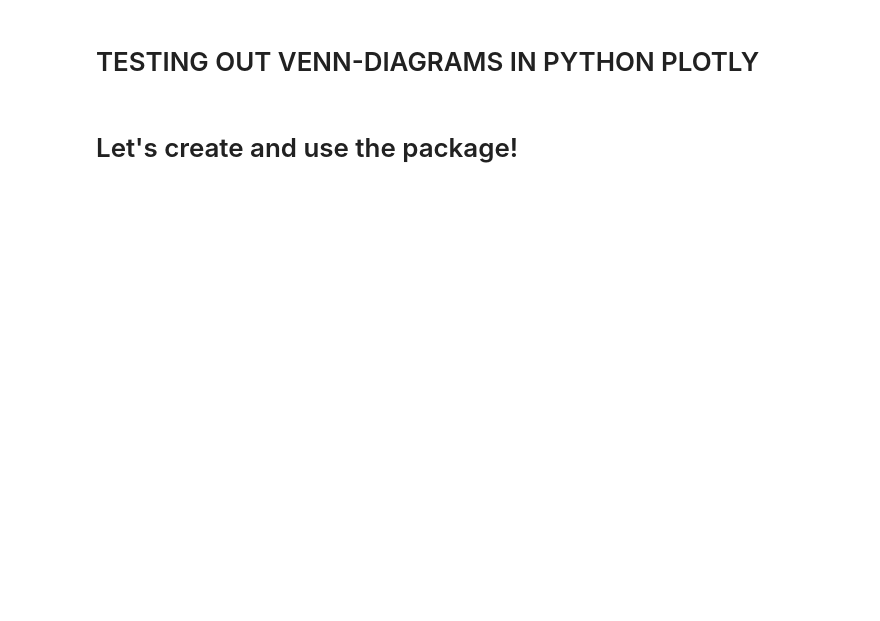
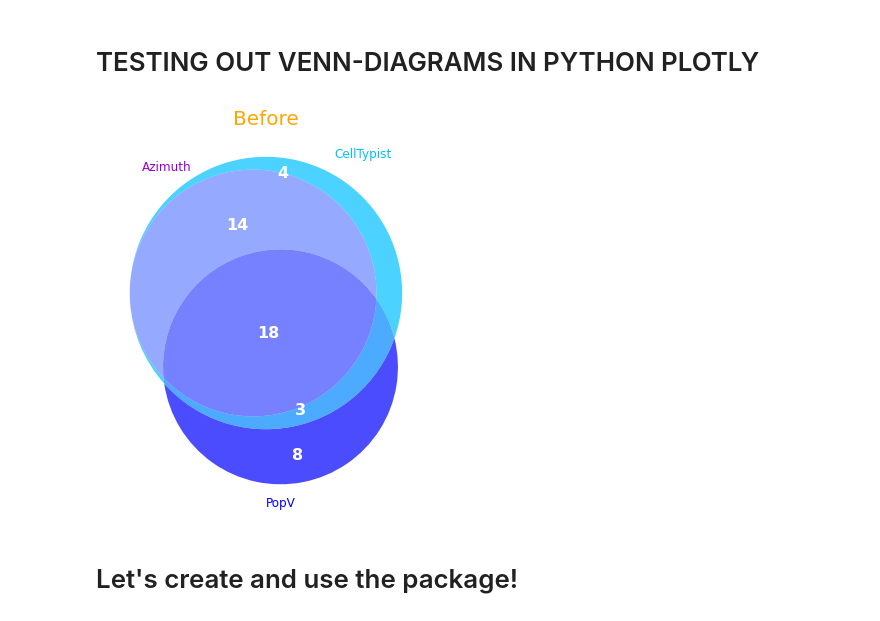
Before and after one commit to hubmapconsortium/asctb-ct-label-mapper, a Jupyter notebook: ASCTBMapper_CT_harmonization.ipynb, the cells around one changed output. Cells and saved outputs as stored; diff of their text form; code cells hidden in the pictures; blank space fills up the shorter version.

```diff
--- a/ASCTBMapper_CT_harmonization.ipynb
+++ b/ASCTBMapper_CT_harmonization.ipynb
@@ -570,15 +613,18 @@ import matplotlib.pyplot as plt
 
 
 
-def make_threeway_venn_diagram(A, B, C, labels):
-    """General function to create a three-way Venn diagram.
+def make_venn_diagram(A, B, C=None, labels=['A','B','C'], title=''):
+    """General function to create a two-way or three-way Venn diagram.
 
     Args:
         A (set): Set of elements
         B (set): Set of elements
-        C (set): Set of elements
-        labels (list): Names/labels for A, B, C.
+        C (set, optional): Set of elements. Defaults to None.
+        labels (list, optional): Names/labels for A, B, C. Defaults to ['A','B','C'].
+        title (str): Defaults to ''.
     """
+    if not C:
+        C = set()
     AB_overlap = A & B  #compute intersection of set A & set B
     AC_overlap = A & C
     BC_overlap = B & C
@@ -587,44 +633,56 @@ def make_threeway_venn_diagram(A, B, C, labels):
     B_rest = B - AB_overlap - BC_overlap
     C_rest = C - AC_overlap - BC_overlap
     AB_only = AB_overlap - ABC_overlap   #see right graphic
     AC_only = AC_overlap - ABC_overlap
     BC_only = BC_overlap - ABC_overlap
 
 
-    sets = Counter()               #set order A, B, C
-    sets['100'] = len(A_rest)      #100 denotes A on, B off, C off
-    sets['010'] = len(B_rest)      #010 denotes A off, B on, C off
-    sets['001'] = len(C_rest)      #001 denotes A off, B off, C on
-    sets['110'] = len(AB_only)     #110 denotes A on, B on, C off
-    sets['101'] = len(AC_only)     #101 denotes A on, B off, C on
-    sets['011'] = len(BC_only)     #011 denotes A off, B on, C on
-    sets['111'] = len(ABC_overlap) #011 denotes A on, B on, C on
     plt.figure(figsize=(7,7))
     ax = plt.gca()
+    ax.set_title(title, color='orange', fontsize=20)
+    sets = Counter()               #set order A, B, C
+
+
     colors = ['darkviolet','deepskyblue','blue']
-    v = venn3(subsets=sets, set_labels=labels, ax=ax, set_colors=colors, alpha=0.7)
+    if C==set():
+        sets['10'] = len(A_rest)      #10 denotes A on, B off
+        sets['01'] = len(B_rest)      #01 denotes A off, B on
+        sets['11'] = len(AB_only)     #11 denotes A on, B on
+        v = venn2(subsets=sets, set_labels=labels[:2], ax=ax, set_colors=colors[:2], alpha=0.7)
+    else:
+        sets['100'] = len(A_rest)      #100 denotes A on, B off, C off
+        sets['010'] = len(B_rest)      #010 denotes A off, B on, C off
+        sets['001'] = len(C_rest)      #001 denotes A off, B off, C on
+        sets['110'] = len(AB_only)     #110 denotes A on, B on, C off
+        sets['101'] = len(AC_only)     #101 denotes A on, B off, C on
+        sets['011'] = len(BC_only)     #011 denotes A off, B on, C on
+        sets['111'] = len(ABC_overlap) #011 denotes A on, B on, C on
+        v = venn3(subsets=sets, set_labels=labels, ax=ax, set_colors=colors, alpha=0.7)
     for i, text in enumerate(v.set_labels):
         text.set_color(colors[i])
 
     for text in v.subset_labels:
         if not text:
             continue
         text.set_color('white')
         text.set_fontsize(16)
         text.set_fontweight('bold')
     plt.savefig('data/threeway_intersection.png')
     plt.show()
 
 
 all_combos = ctlabels_translations_df.groupby(by=['source'])['matched_asctb_label'].apply(set)
 all_sets_list = all_combos.values.tolist()
 all_labels = all_combos.index.tolist()
-make_threeway_venn_diagram(
+make_venn_diagram(
     A=all_sets_list[0],
     B=all_sets_list[1],
     C=all_sets_list[2],
-    labels=(all_labels)
+    labels=(all_labels),
+    title='Before'
     )
+# %% [output]
+[figure, added]
 # %% [markdown]
 # Let's create and use the package!
 # %%
```
Also changed, not shown: parts of 6 cells of this notebook, 12 other files.
